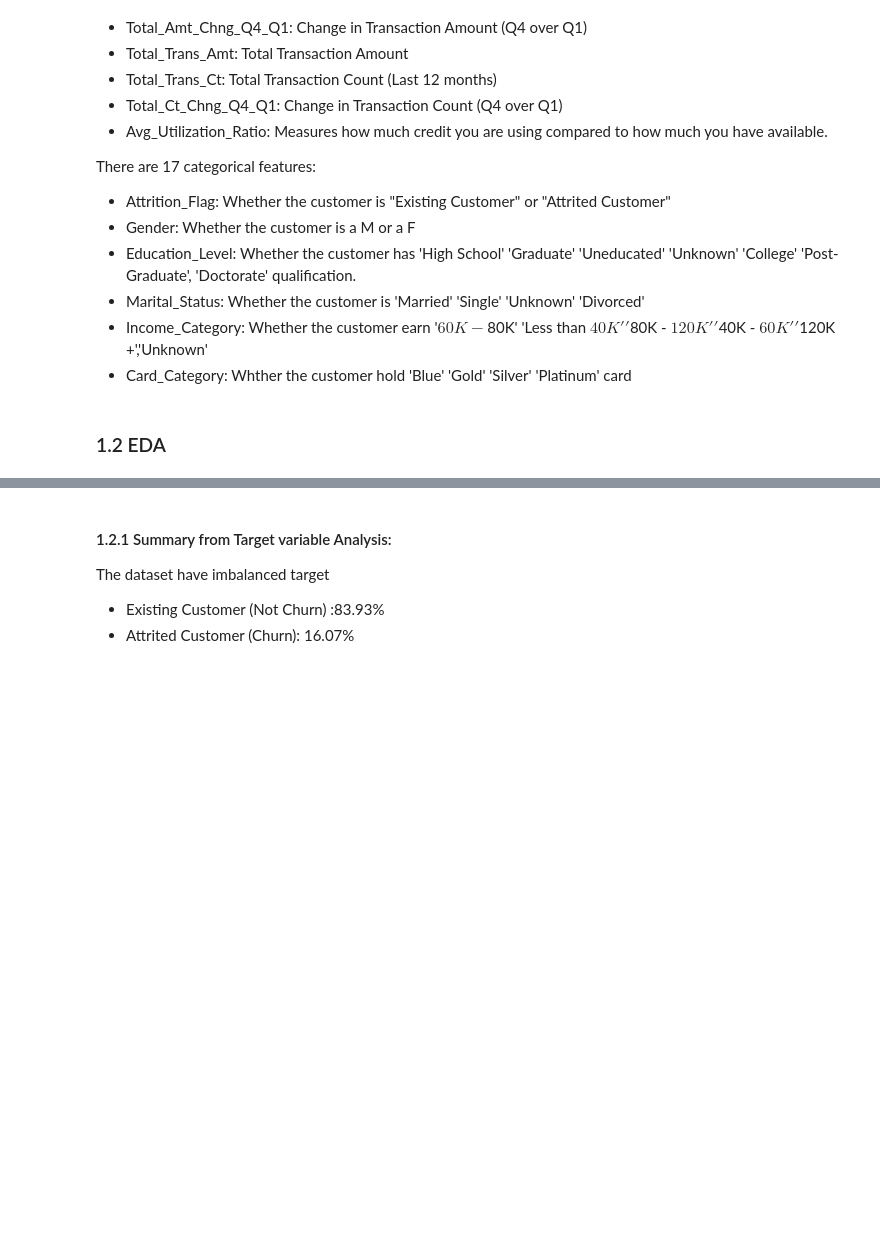
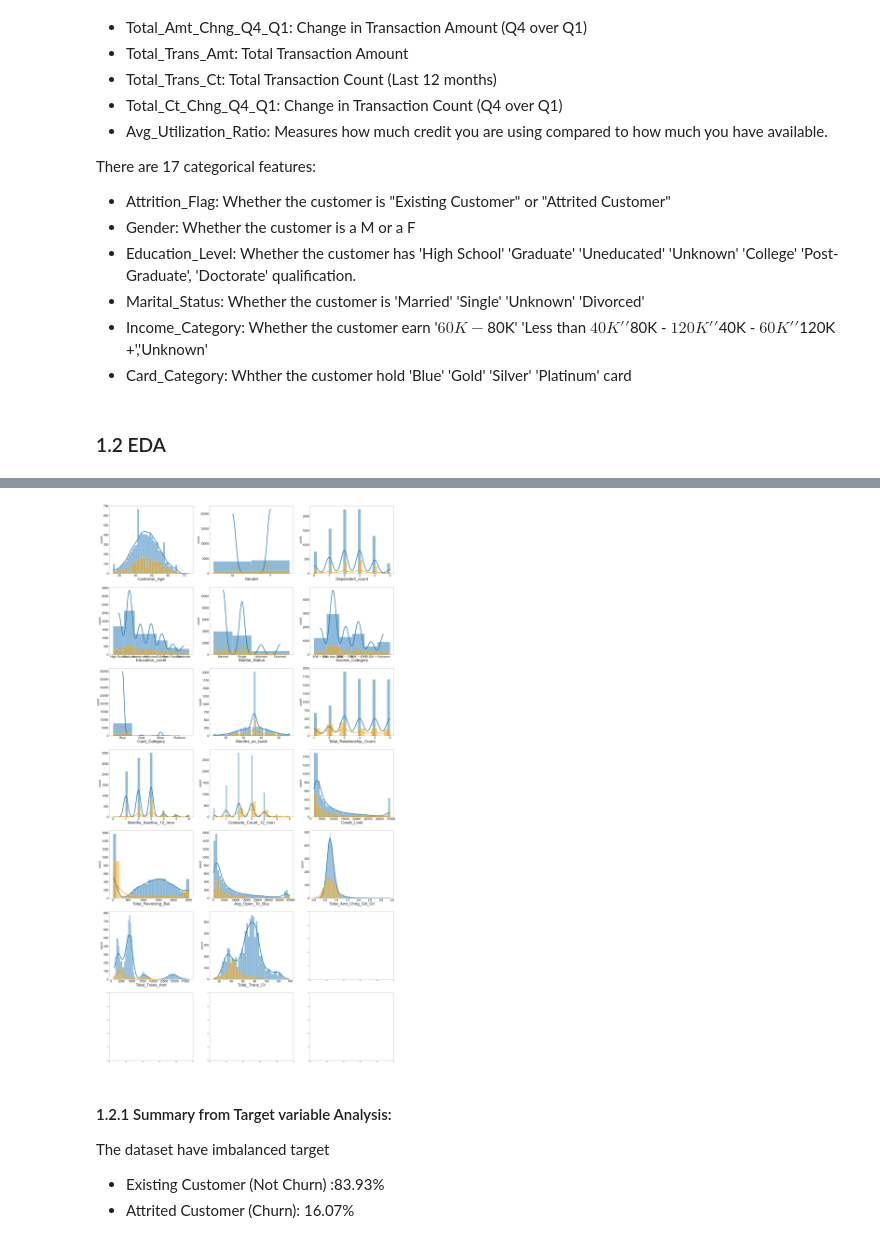
Before and after one commit to Msdot001/Customer-Churn-Prediction, a Jupyter notebook: Preprocess/preprocess.ipynb, the cells around one changed output, grey strips where cells are left out. Cells and saved outputs as stored; diff of their text form; code cells hidden in the pictures; blank space fills up the shorter version.

Commit message:
Data Preprocessing
- Skew features

- Scaling Features

```diff
--- a/Preprocess/preprocess.ipynb
+++ b/Preprocess/preprocess.ipynb
@@ -117,8 +101,0 @@ categ = data_df.select_dtypes(include=object).columns
-# %%
-# Visualize
-fig, ax = plt.subplots(figsize =(20, 20))
-fig.patch.set_facecolor('white')
-mpl.rcParams['font.family'] = 'Hiragino Kaku Gothic Pro'
-mpl.rcParams['font.size'] = 12
-
-colors = sns.color_palette("crest_r", n_colors=7).as_hex()
@@ -137,3 +124,26 @@ fig.show()
+# %%
+cols = list(data_df.columns)
+# %%
+num = 0
+fig,axs = plt.subplots(7,3,figsize=(50,100),edgecolor='k')
+axs = axs.ravel()
+for i in cols[2:-2]:
+    sns.set_style('ticks')
+    sns.histplot(data_df.loc[data_df['Attrition_Flag']=='Existing Customer' , i],
+                 label = 'Existing', kde = True ,
+                 line_kws=dict(linewidth=6), ax = axs[num])
+    sns.histplot(data_df.loc[data_df['Attrition_Flag']=='Attrited Customer' , i],
+                 label = 'Attrited', kde = True ,
+                 line_kws=dict(linewidth=6), ax = axs[num],color='orange')
+    #sns.histplot(df, x=i,hue=cols[1], kde=True,line_kws=dict(linewidth=6),stat = 'probability', ax = axs[num])
+
+    plt.setp(axs[num].get_title(), fontsize='25')
+    axs[num].set_xlabel(i,fontsize=40)
+    axs[num].set_ylabel('count',fontsize=30)
+    axs[num].tick_params(axis='both',labelsize = '30')
+    num+=1
+# %% [output]
+[figure, added]
 # %% [markdown]
 #### 1.2.1 Summary from Target variable Analysis:
 
```
Also changed, not shown: parts of 8 cells of this notebook.
